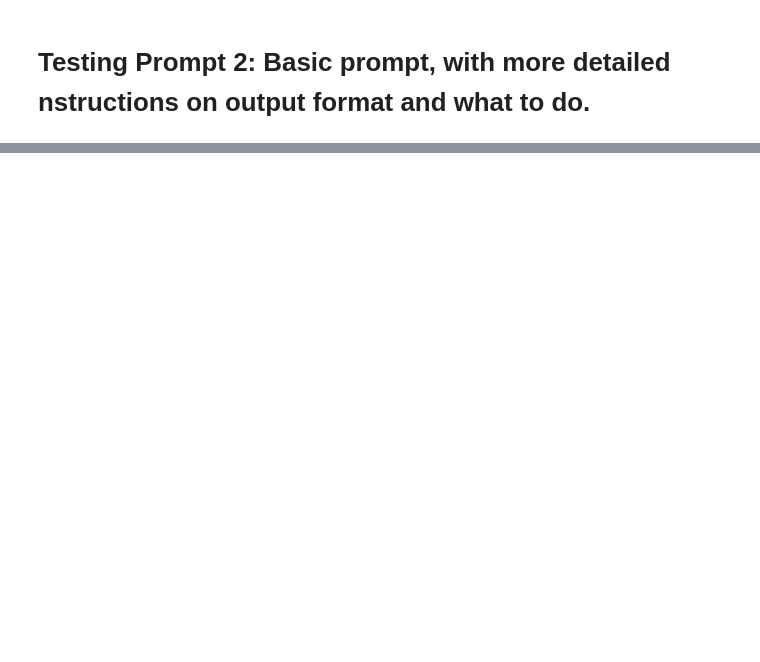
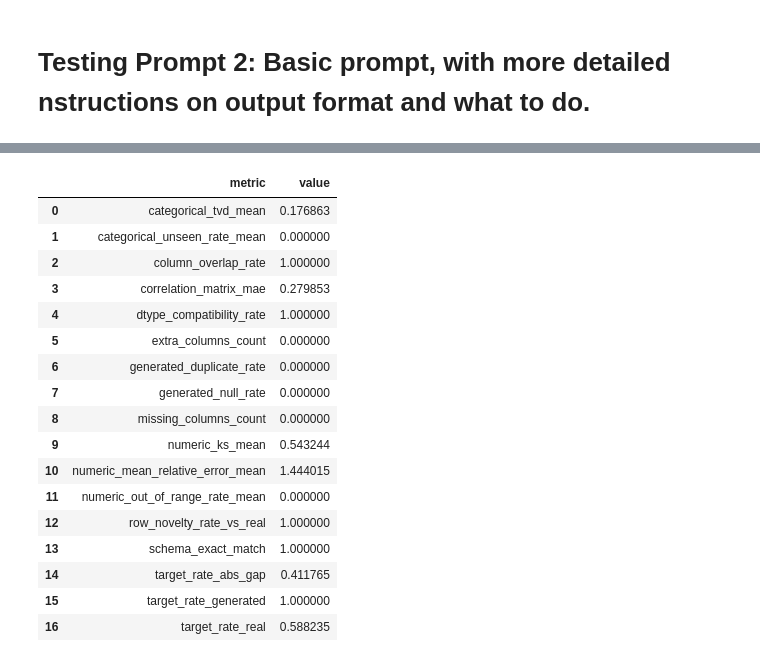
Before and after one commit to sydneycally-inclane-2812/gen-ai-prompt-evaluation, a Jupyter notebook: building-dataset.ipynb, the cells around one changed output, grey strips where cells are left out. Saved outputs shown, nothing was run; the diff lists cells and outputs as text; code cells hidden in the pictures; blank space fills up the shorter version.

```diff
--- a/building-dataset.ipynb
+++ b/building-dataset.ipynb
@@ -1029,0 +1059,21 @@ Created iter2_df with 897 rows.
+# %%
+evaluate_generated_data(imbalanced_df, iter2_generated_df)
+# %% [output]
+|  | metric | value |
+| 0 | categorical_tvd_mean | 0.176863 |
+| 1 | categorical_unseen_rate_mean | 0.000000 |
+| 2 | column_overlap_rate | 1.000000 |
+| 3 | correlation_matrix_mae | 0.279853 |
+| 4 | dtype_compatibility_rate | 1.000000 |
+| 5 | extra_columns_count | 0.000000 |
+| 6 | generated_duplicate_rate | 0.000000 |
+| 7 | generated_null_rate | 0.000000 |
+| 8 | missing_columns_count | 0.000000 |
+| 9 | numeric_ks_mean | 0.543244 |
+| 10 | numeric_mean_relative_error_mean | 1.444015 |
+| 11 | numeric_out_of_range_rate_mean | 0.000000 |
+| 12 | row_novelty_rate_vs_real | 1.000000 |
+| 13 | schema_exact_match | 1.000000 |
+| 14 | target_rate_abs_gap | 0.411765 |
+| 15 | target_rate_generated | 1.000000 |
+| 16 | target_rate_real | 0.588235 |
```
Also changed, not shown: parts of 9 cells of this notebook, 4 other files.
